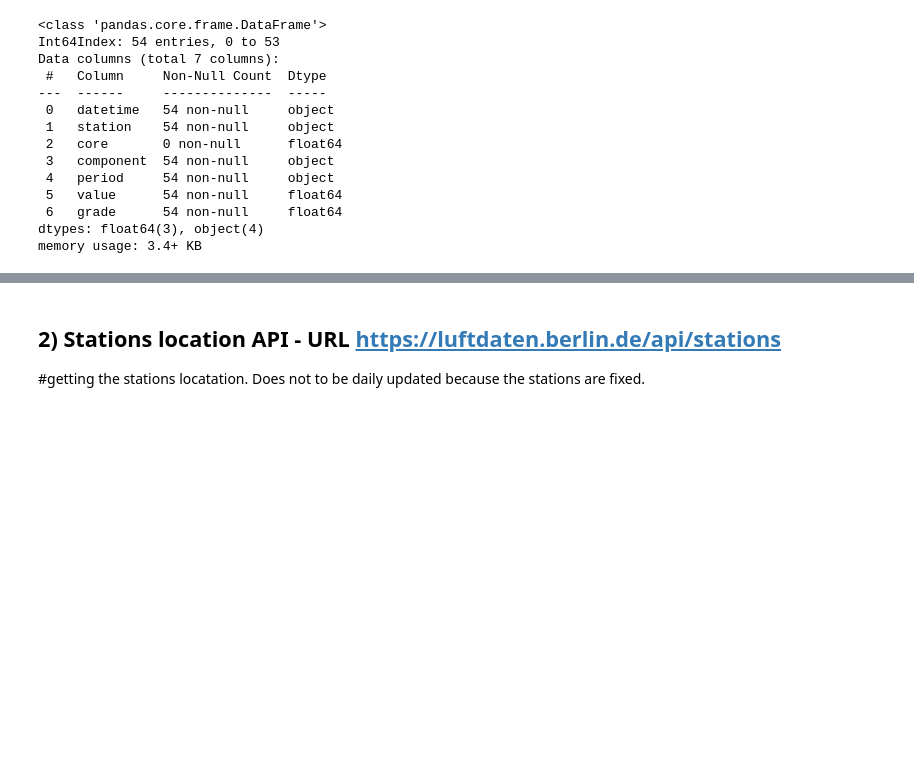
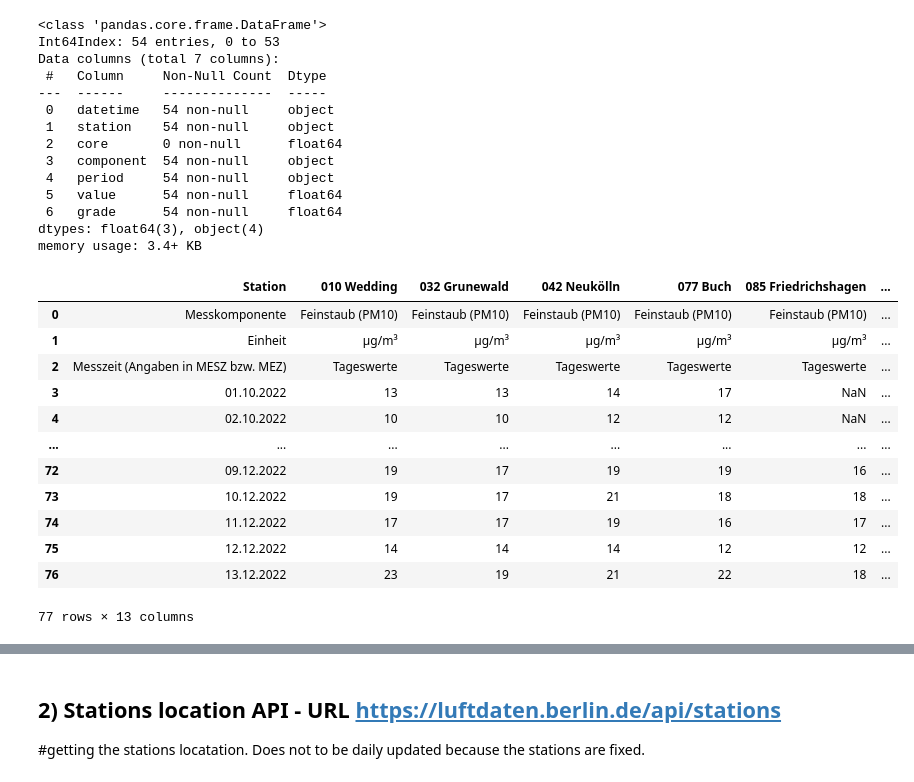
Before and after one commit to nirglik/Air-Pollution, a Jupyter notebook: Data/Final_project_air_12_dec.ipynb, the cells around one changed output, grey strips where cells are left out. Saved outputs shown, nothing was run; the diff lists cells and outputs as text; code cells hidden in the pictures; blank space fills up the shorter version.

```diff
--- a/Data/Final_project_air_12_dec.ipynb
+++ b/Data/Final_project_air_12_dec.ipynb
@@ -257,3 +257,21 @@ df_pm10_day = df_pm10_day.to_csv("data/df_pm10_day.csv")
 df_no2_day = df_no2_day.to_csv("data/df_no2_day.csv")
 df_o3_day = df_o3_day.to_csv("data/df_o3_day.csv")
 df_co_day = df_co_day.to_csv("data/df_co_day.csv")
+# %%
+#test
+df_test = pd.read_csv("data/ber_pm10_20221001-20221214.csv",";")
+df_test
+# %% [output]
+|  | Station | 010 Wedding | 032 Grunewald | 042 Neukölln | 077 Buch | 085 Friedrichshagen | ... |
+| 0 | Messkomponente | Feinstaub (PM10) | Feinstaub (PM10) | Feinstaub (PM10) | Feinstaub (PM10) | Feinstaub (PM10) | ... |
+| 1 | Einheit | µg/m³ | µg/m³ | µg/m³ | µg/m³ | µg/m³ | ... |
+| 2 | Messzeit (Angaben in MESZ bzw. MEZ) | Tageswerte | Tageswerte | Tageswerte | Tageswerte | Tageswerte | ... |
+| 3 | 01.10.2022 | 13 | 13 | 14 | 17 | NaN | ... |
+| 4 | 02.10.2022 | 10 | 10 | 12 | 12 | NaN | ... |
+| ... | ... | ... | ... | ... | ... | ... | ... |
+| 72 | 09.12.2022 | 19 | 17 | 19 | 19 | 16 | ... |
+| 73 | 10.12.2022 | 19 | 17 | 21 | 18 | 18 | ... |
+| 74 | 11.12.2022 | 17 | 17 | 19 | 16 | 17 | ... |
+| 75 | 12.12.2022 | 14 | 14 | 14 | 12 | 12 | ... |
+| 76 | 13.12.2022 | 23 | 19 | 21 | 22 | 18 | ... |
+77 rows × 13 columns
```
Also changed, not shown: parts of 20 cells of this notebook, 25 other files.
